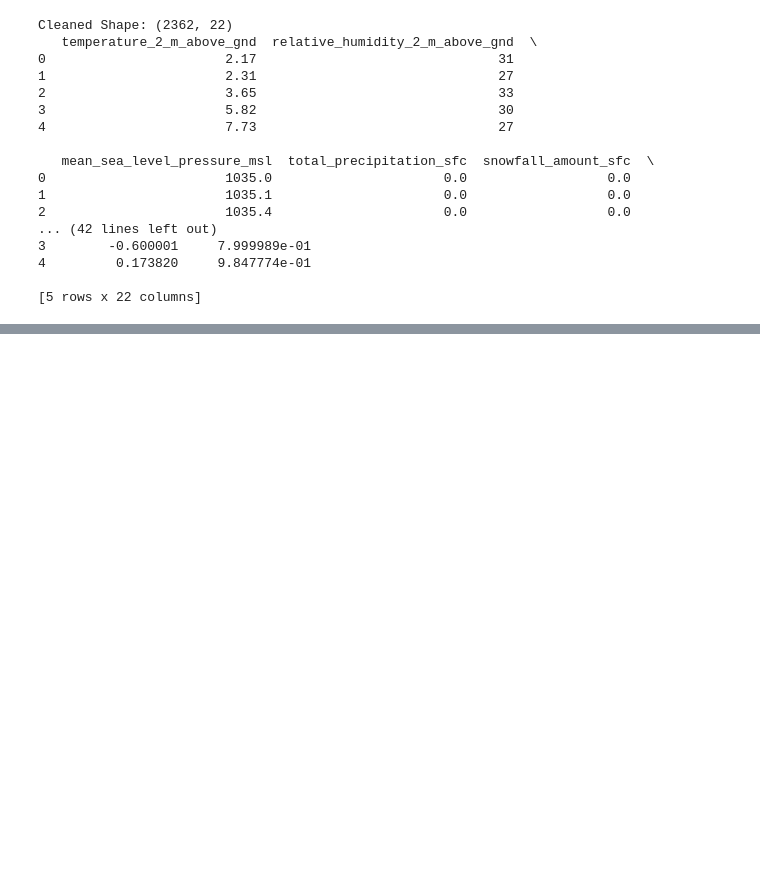
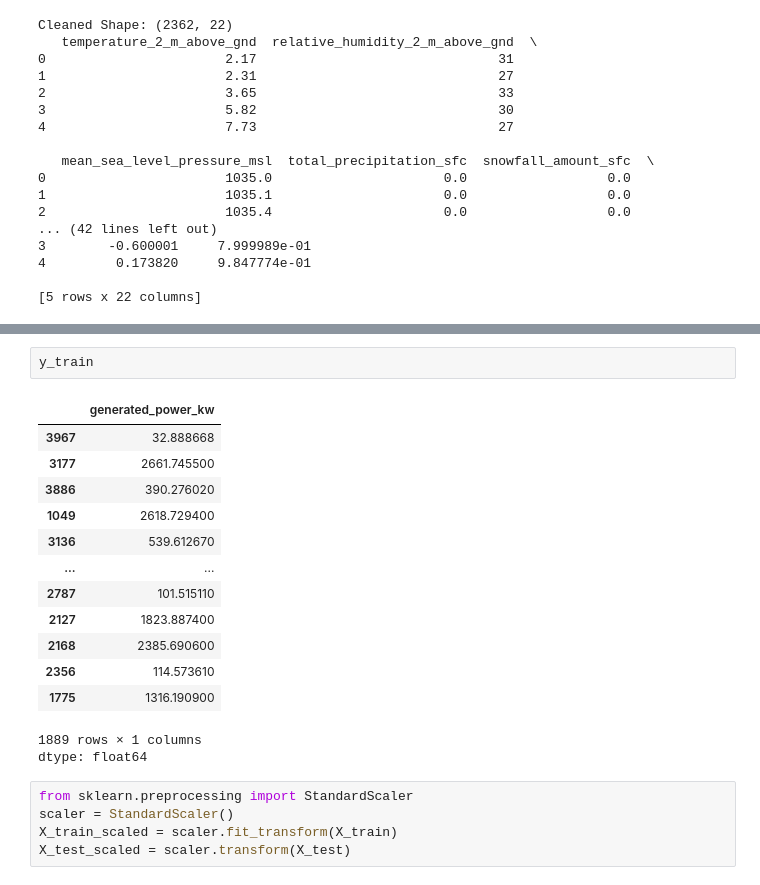
Before and after one commit to Anirudh-020505/Solar-Energy-Forecasting, a Jupyter notebook: solarForecasting.ipynb, the cells around one changed output, grey strips where cells are left out. Saved outputs shown, nothing was run; the diff lists cells and outputs as text; blank space fills up the shorter version.

```diff
--- a/solarForecasting.ipynb
+++ b/solarForecasting.ipynb
@@ -103,0 +145,22 @@ Cleaned Shape: (2362, 22)
+# %%
+y_train
+# %% [output]
+|  | generated_power_kw |
+| 3967 | 32.888668 |
+| 3177 | 2661.745500 |
+| 3886 | 390.276020 |
+| 1049 | 2618.729400 |
+| 3136 | 539.612670 |
+| ... | ... |
+| 2787 | 101.515110 |
+| 2127 | 1823.887400 |
+| 2168 | 2385.690600 |
+| 2356 | 114.573610 |
+| 1775 | 1316.190900 |
+1889 rows × 1 columns
+dtype: float64
+# %%
+from sklearn.preprocessing import StandardScaler
+scaler = StandardScaler()
+X_train_scaled = scaler.fit_transform(X_train)
+X_test_scaled = scaler.transform(X_test)
```
Also changed, not shown: parts of 11 cells of this notebook.
